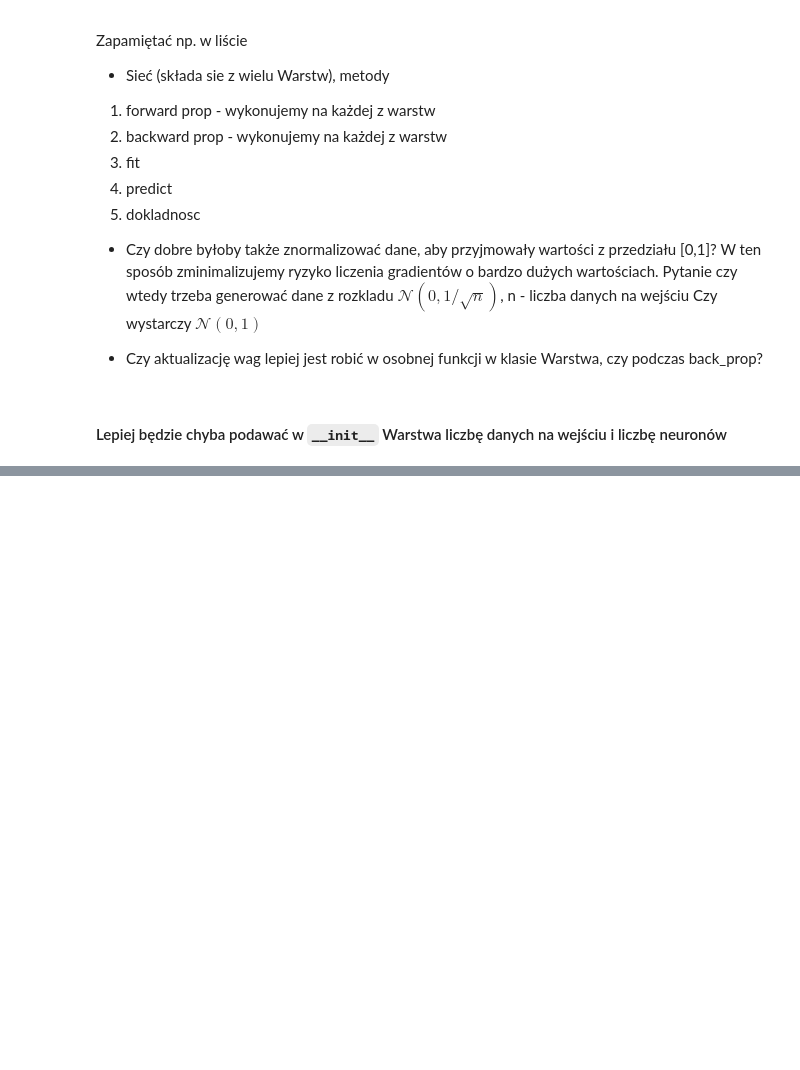
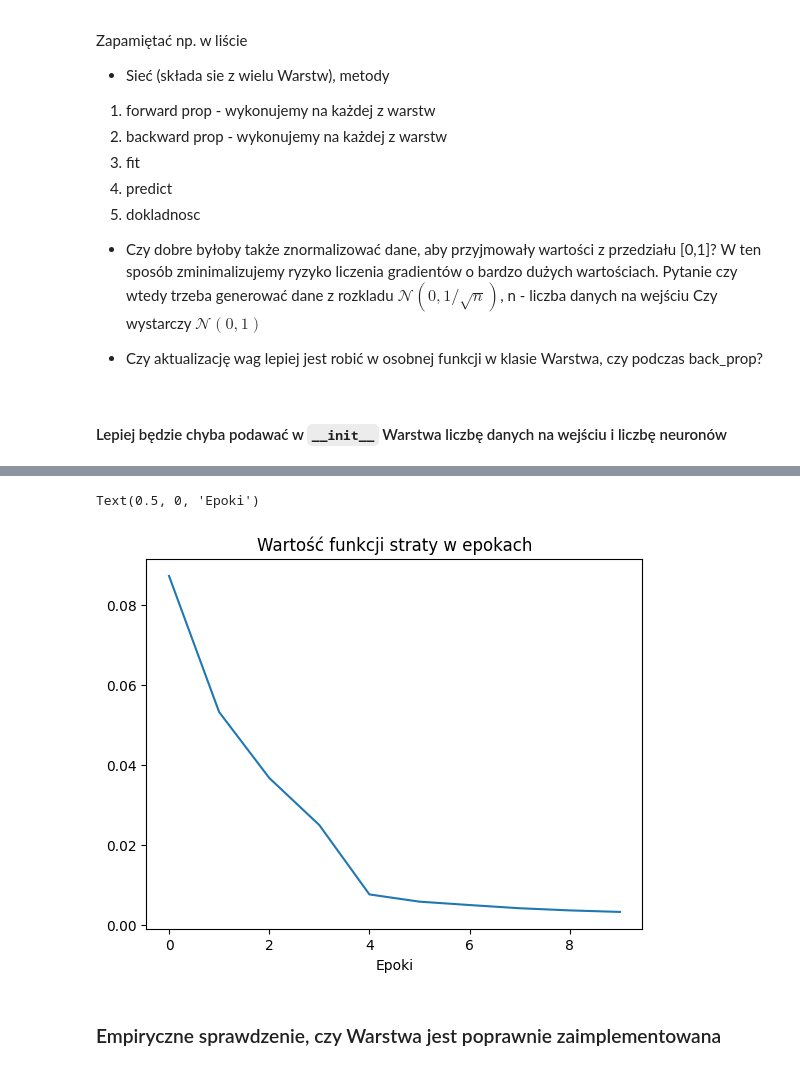
Before and after one commit to DawidSkowronski/Machine-Learning, a Jupyter notebook: Siec_Neuronowa_podejscie1.ipynb, the cells around one changed output, grey strips where cells are left out. Drawn from its saved outputs; the diff is of its cells as text; code cells hidden in the pictures; blank space fills up the shorter version.

```diff
--- a/Siec_Neuronowa_podejscie1.ipynb
+++ b/Siec_Neuronowa_podejscie1.ipynb
@@ -6,4 +6,4 @@ import numpy as np
 import matplotlib.pyplot as plt
 import time
 # %%
-dane_treningowe, dane_walidacyjne, dane_testowe = load_data_wrapper()
+dane_treningowe, dane_walidacyjne, dane_testowe = mnist_loader.load_data_wrapper()
@@ -18,7 +14,11 @@ def normuj_dane(dane):
 # %%
-dane_treningowe = normuj_dane(dane_treningowe) # normlaizujemy dane
-dane_walidacyjne = normuj_dane(dane_walidacyjne)
-dane_testowe = normuj_dane(dane_testowe) # normalizujemy dane
+#dane_treningowe = normuj_dane(dane_treningowe) # normalizujemy dane
+#dane_walidacyjne = normuj_dane(dane_walidacyjne)
+#dane_testowe = normuj_dane(dane_testowe) # normalizujemy dane
+
+dane_treningowe = list(dane_treningowe)
+dane_walidacyjne = list(dane_walidacyjne)
+dane_testowe = list(dane_testowe)
 
 print(len(dane_treningowe))
 print(len(dane_walidacyjne))
@@ -279,0 +535,2 @@ class Warstwa:
+# %%
+siec, historia = trenuj_siec()
@@ -280,3 +548,12 @@ class Warstwa:
+# %%
+plt.plot(historia)
+plt.title("Wartość funkcji straty w epokach")
+plt.xlabel("Epoki")
+# %% [output]
+Text(0.5, 0, 'Epoki')
+[figure, added]
+# %% [markdown]
+### Empiryczne sprawdzenie, czy Warstwa jest poprawnie zaimplementowana
 # %%
 x = np.array([1,0]).reshape(2,1)
 y = np.array([0,1]).reshape(2,1)
```
Also changed, not shown: parts of 17 cells of this notebook.
